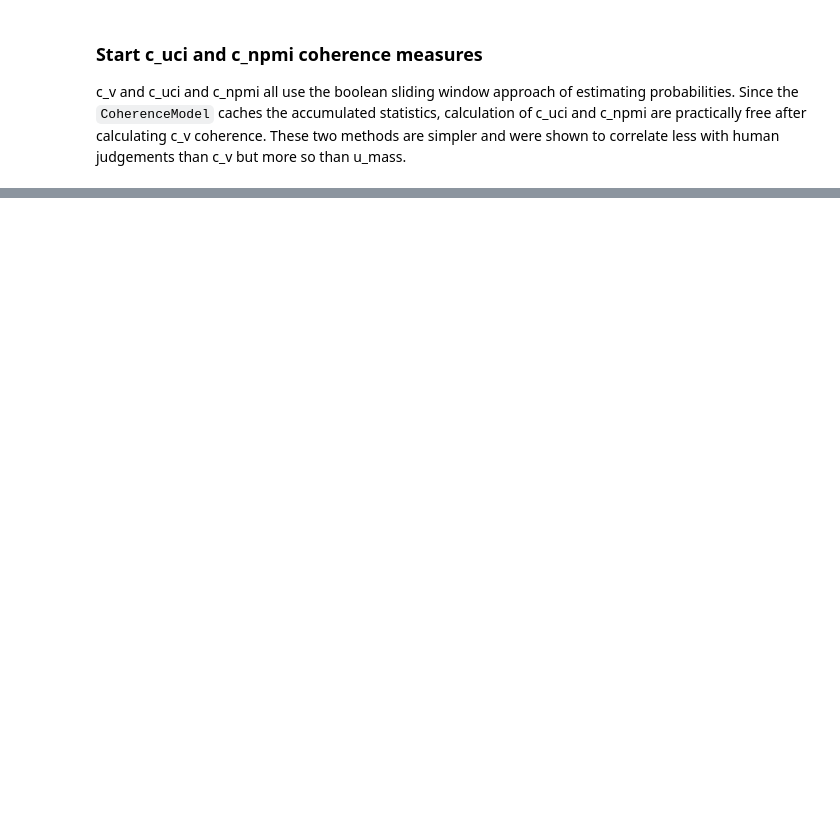
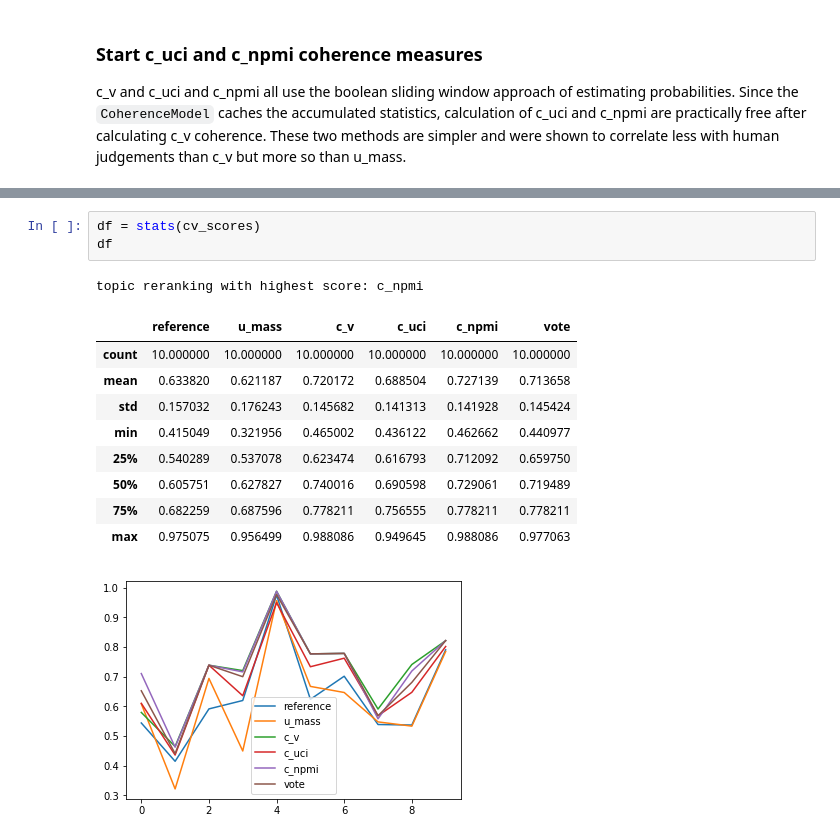
Before and after one commit to andifunke/topic-labeling, a Jupyter notebook: Topic_coherence_experiments.ipynb, the cells around one changed output, grey strips where cells are left out. Drawn from its saved outputs; the diff is of its cells as text; blank space fills up the shorter version.

```diff
--- a/Topic_coherence_experiments.ipynb
+++ b/Topic_coherence_experiments.ipynb
@@ -606,0 +423,15 @@ sum(u_mass)/99, sum(c_v)/99, sum(c_uci)/99, sum(c_npmi)/99
+# %%
+df = stats(cv_scores)
+df
+# %% [output]
+topic reranking with highest score: c_npmi
+|  | reference | u_mass | c_v | c_uci | c_npmi | vote |
+| count | 10.000000 | 10.000000 | 10.000000 | 10.000000 | 10.000000 | 10.000000 |
+| mean | 0.633820 | 0.621187 | 0.720172 | 0.688504 | 0.727139 | 0.713658 |
+| std | 0.157032 | 0.176243 | 0.145682 | 0.141313 | 0.141928 | 0.145424 |
+| min | 0.415049 | 0.321956 | 0.465002 | 0.436122 | 0.462662 | 0.440977 |
+| 25% | 0.540289 | 0.537078 | 0.623474 | 0.616793 | 0.712092 | 0.659750 |
+| 50% | 0.605751 | 0.627827 | 0.740016 | 0.690598 | 0.729061 | 0.719489 |
+| 75% | 0.682259 | 0.687596 | 0.778211 | 0.756555 | 0.778211 | 0.778211 |
+| max | 0.975075 | 0.956499 | 0.988086 | 0.949645 | 0.988086 | 0.977063 |
+[figure, added]
```
Also changed, not shown: parts of 56 cells of this notebook, 2 other files.
